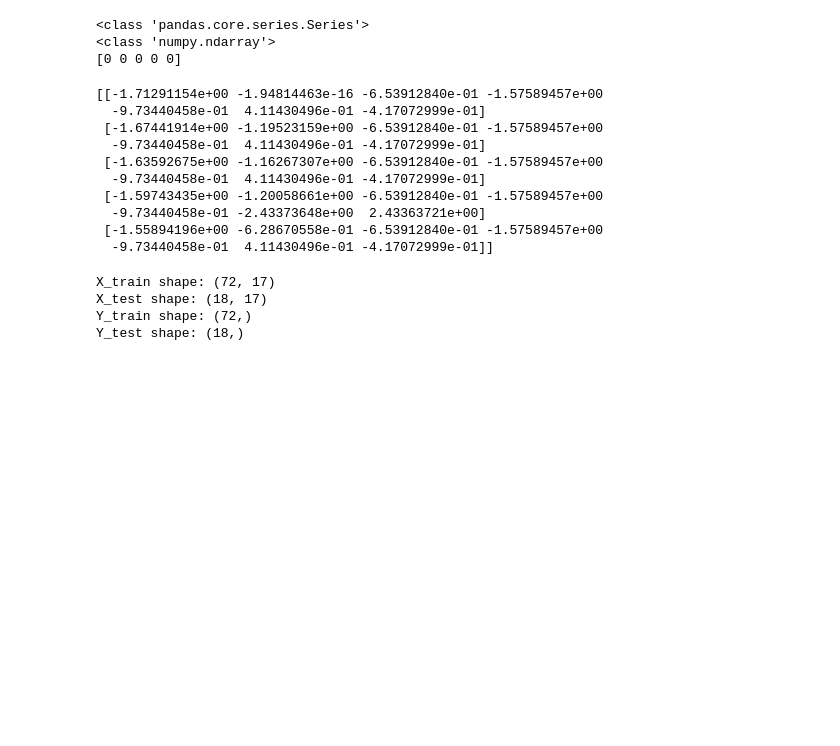
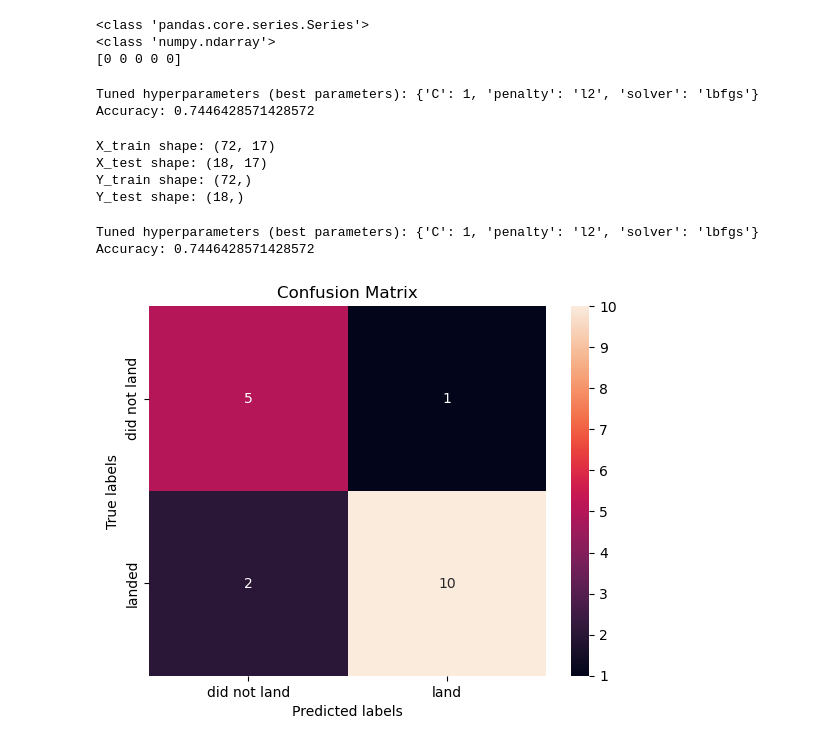
Before and after one commit to kycv7/data-science, a Jupyter notebook: proyectodc7.ipynb, the cells around one changed output. Saved outputs shown, nothing was run; the diff lists cells and outputs as text; code cells hidden in the pictures; blank space fills up the shorter version.

```diff
--- a/proyectodc7.ipynb
+++ b/proyectodc7.ipynb
@@ -101,18 +101,10 @@ from sklearn.preprocessing import StandardScaler
 
 scaler = scaler = StandardScaler()
 X_scaled = scaler.fit_transform(X_numeric)
-print(X_scaled[:5])
+print(X[:5])
 # %% [output]
-[[-1.71291154e+00 -1.94814463e-16 -6.53912840e-01 -1.57589457e+00
-  -9.73440458e-01  4.11430496e-01 -4.17072999e-01]
- [-1.67441914e+00 -1.19523159e+00 -6.53912840e-01 -1.57589457e+00
-  -9.73440458e-01  4.11430496e-01 -4.17072999e-01]
- [-1.63592675e+00 -1.16267307e+00 -6.53912840e-01 -1.57589457e+00
-  -9.73440458e-01  4.11430496e-01 -4.17072999e-01]
- [-1.59743435e+00 -1.20058661e+00 -6.53912840e-01 -1.57589457e+00
-  -9.73440458e-01 -2.43373648e+00  2.43363721e+00]
- [-1.55894196e+00 -6.28670558e-01 -6.53912840e-01 -1.57589457e+00
-  -9.73440458e-01  4.11430496e-01 -4.17072999e-01]]
+Tuned hyperparameters (best parameters): {'C': 1, 'penalty': 'l2', 'solver': 'lbfgs'}
+Accuracy: 0.7446428571428572
 # %%
 transform = preprocessing.StandardScaler()
 # %%
@@ -132,3 +124,36 @@ X_train shape: (72, 17)
 X_test shape: (18, 17)
 Y_train shape: (72,)
 Y_test shape: (18,)
+# %%
+# Dividir X_scaled y Y en train/test
+X_train, X_test, Y_train, Y_test = train_test_split(
+    X_scaled, Y, test_size=0.2, random_state=2
+)
+
+# Definir el modelo base
+lr = LogisticRegression(max_iter=1000)
+
+# Definir la grilla de parámetros
+parameters = {
+    "C": [0.01, 0.1, 1],
+    'penalty': ['l2'],
+    'solver': ['lbfgs']
+}
+
+# Crear GridSearchCV
+logreg_cv = GridSearchCV(estimator=lr, param_grid=parameters, cv=10)
+
+# Ajustar el modelo con los datos estandarizados
+logreg_cv.fit(X_train, Y_train)
+
+# Resultados
+print("Tuned hyperparameters (best parameters):", logreg_cv.best_params_)
+print("Accuracy:", logreg_cv.best_score_)
+# %% [output]
+Tuned hyperparameters (best parameters): {'C': 1, 'penalty': 'l2', 'solver': 'lbfgs'}
+Accuracy: 0.7446428571428572
+# %%
+yhat=logreg_cv.predict(X_test)
+plot_confusion_matrix(Y_test,yhat)
+# %% [output]
+[figure, added]
```
Also changed, not shown: parts of 13 cells of this notebook.
